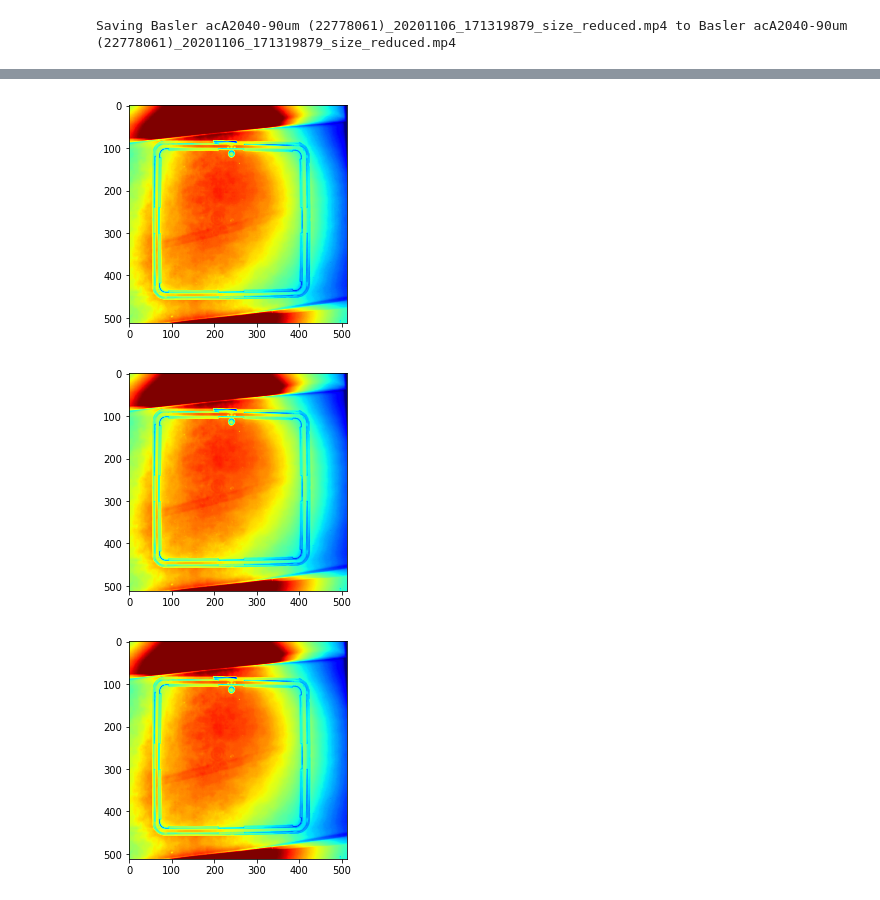
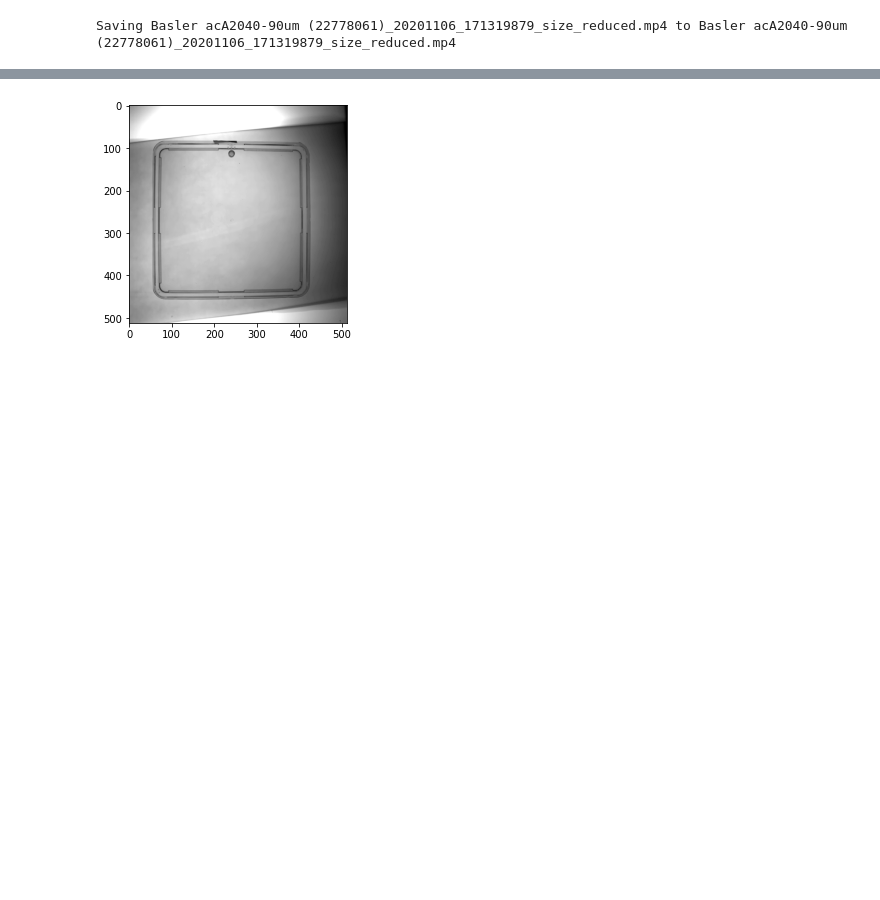
Before and after one commit to bahl-lab-konstanz/animal_physiology_class, a Jupyter notebook: animal_physiology_course.ipynb, the cells around one changed output, grey strips where cells are left out. Cells and saved outputs as stored; diff of their text form; code cells hidden in the pictures; blank space fills up the shorter version.

```diff
--- a/animal_physiology_course.ipynb
+++ b/animal_physiology_course.ipynb
@@ -27,32 +27,19 @@ HTML("""<video width=400 controls><source src="%s" type="video/mp4"></video>"""
 [interactive output not drawn]
 # %%
 vid = imageio.get_reader(name,  'ffmpeg')
-input_fps = vid.get_meta_data()['fps']
+
 all_frames = []
 for i, frame in enumerate(vid):
-    if i%100 == 0:
+    if i%10 == 0:
         all_frames.append(frame[:, :, 0])
 
-mode_background, count = mode(all_frames, axis=0)
-mode_background = mode_background[0]
+background, count = mode(all_frames, axis=0)
+background = background[0]
+imageio.imwrite("background.tiff", background)
 
-pl.imshow(mode_background, cmap='jet')
+pl.imshow(background, cmap='gray')
 pl.show()
-
-mean_background = np.mean(all_frames, axis=0)
-
-pl.imshow(mean_background, cmap='jet')
-pl.show()
-
-median_background = np.median(all_frames, axis=0)
-
-pl.imshow(median_background, cmap='jet')
-pl.show()
-
-imageio.imwrite("background.tiff", mean_background)
 # %% [output]
-[figure, old version]
+[figure, new version]
-[figure, removed]
-[figure, removed]
 # %%
 writer = imageio.get_writer("background_subtracted.mp4", fps=input_fps, ffmpeg_params=["-b:v", "4M"])
```
Also changed, not shown: parts of 3 cells of this notebook.
